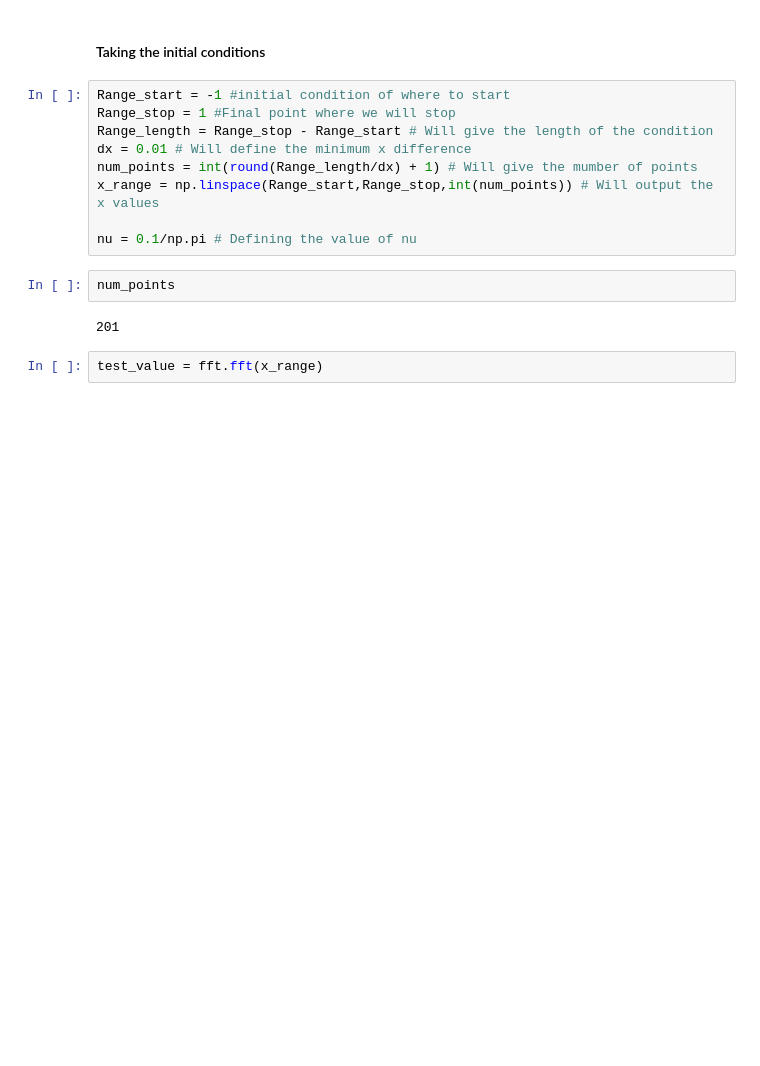
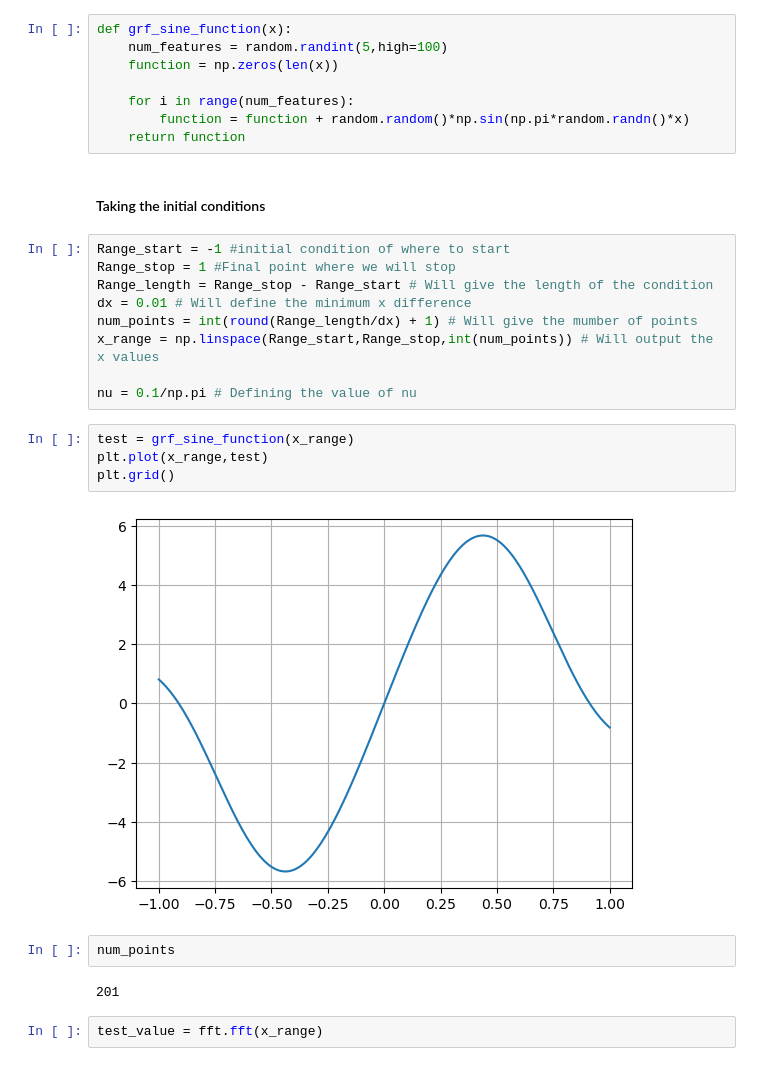
Before and after one commit to abhijeetmangela/Cylender_flow_ML, a Jupyter notebook: Burgers Equation/Burger_fft1.ipynb, the cells around one changed output. Cells and saved outputs as stored; diff of their text form; blank space fills up the shorter version.

```diff
--- a/Burgers Equation/Burger_fft1.ipynb
+++ b/Burgers Equation/Burger_fft1.ipynb
@@ -14,6 +15,14 @@ np.random.seed(0)
 # %%
 def initial_condition(x):
     return -np.sin(np.pi*x) + np.sin(3*np.pi*x) + 3*np.sin(5*np.pi*x) + 0.5*np.sin(7*np.pi*x)
+# %%
+def grf_sine_function(x):
+    num_features = random.randint(5,high=100)
+    function = np.zeros(len(x))
+
+    for i in range(num_features):
+        function = function + random.random()*np.sin(np.pi*random.randn()*x)
+    return function
 # %% [markdown]
 #### Taking the initial conditions
 # %%
@@ -25,6 +34,12 @@ num_points = int(round(Range_length/dx) + 1) # Will give the mumber of points
 x_range = np.linspace(Range_start,Range_stop,int(num_points)) # Will output the x values
 
 nu = 0.1/np.pi # Defining the value of nu
+# %%
+test = grf_sine_function(x_range)
+plt.plot(x_range,test)
+plt.grid()
+# %% [output]
+[figure, added]
 # %%
 num_points
 # %% [output]
```
Also changed, not shown: parts of 4 cells of this notebook, 3 other files.
